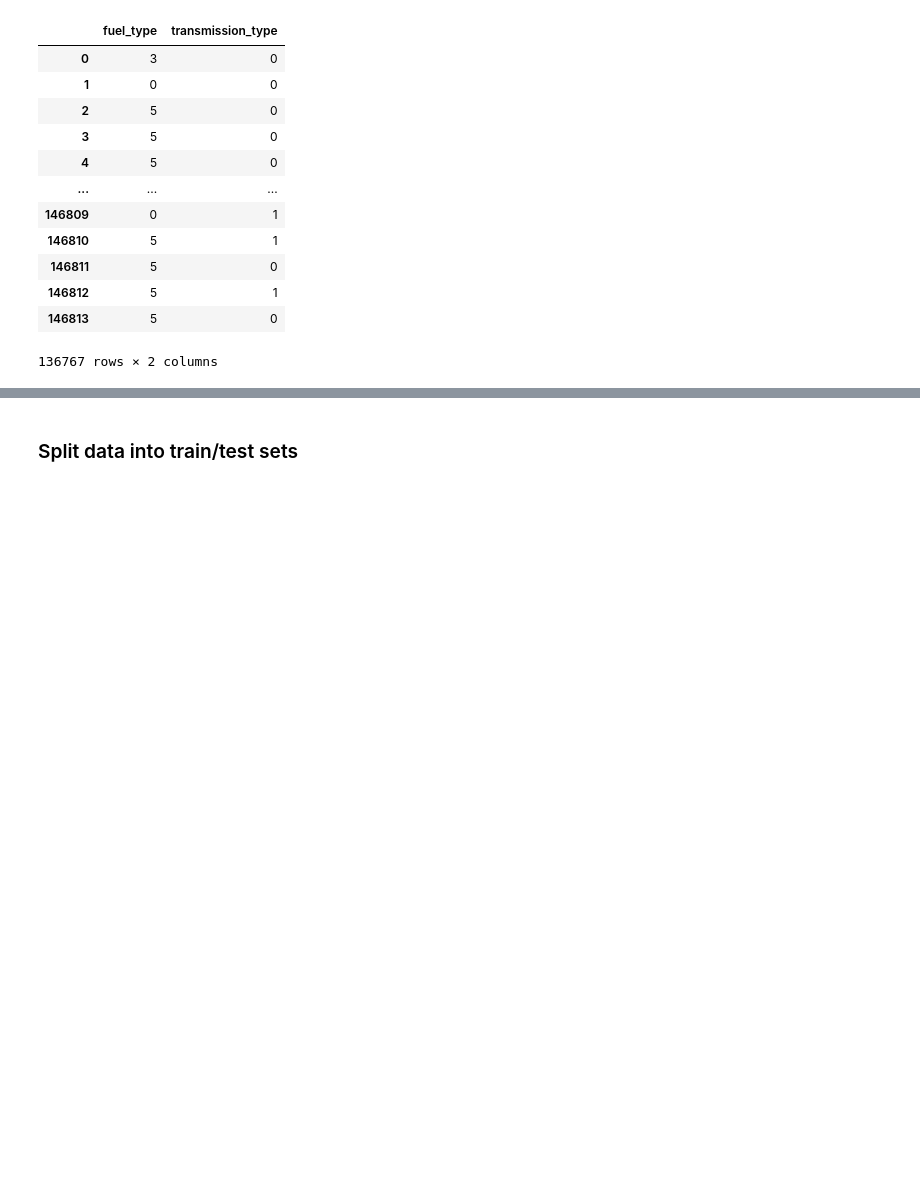
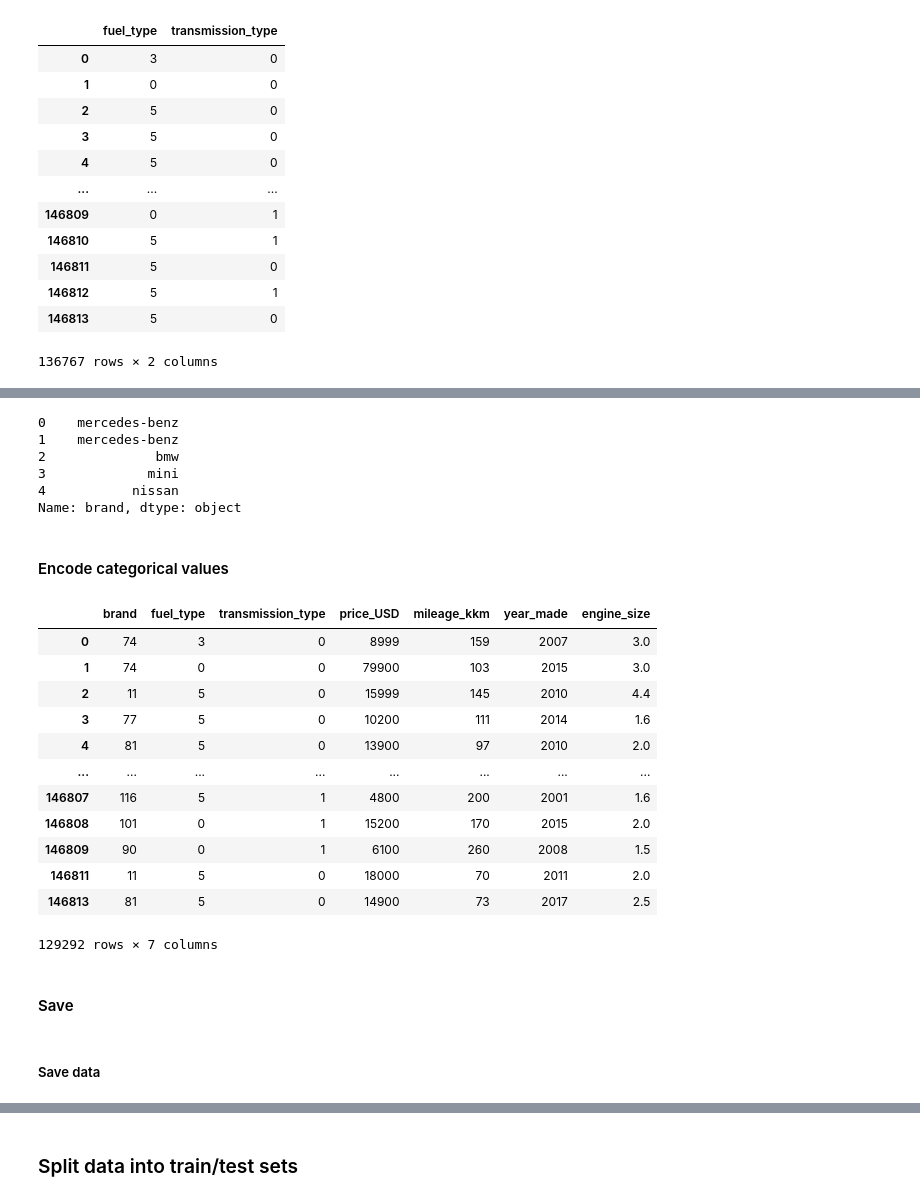
Before and after one commit to MorhaliukOL/ML_Project, a Jupyter notebook: analysis/autoria_tabular.ipynb, the cells around one changed output, grey strips where cells are left out. Drawn from its saved outputs; the diff is of its cells as text; code cells hidden in the pictures; blank space fills up the shorter version.

Commit message:
save encoded data

```diff
--- a/analysis/autoria_tabular.ipynb
+++ b/analysis/autoria_tabular.ipynb
@@ -356,0 +370,57 @@ orig_df[['fuel_type', 'transmission_type']].dropna().apply(lambda c: d[c.name].t
+# %%
+df['brand'] = df['brand'].str.lower()
+df.brand.head()
+# %% [output]
+0    mercedes-benz
+1    mercedes-benz
+2              bmw
+3             mini
+4           nissan
+Name: brand, dtype: object
+# %%
+is_electric = df['fuel_type'] == 'electric'
+# %%
+df.drop(columns=['id', 'pub_date', 'model'], inplace=True)
+# set engine size for electric cars equal to 0
+df.loc[is_electric, 'engine_size'] = 0
+
+# Drop electric with manual transmission, and reassign 'is_electric' mask
+df = df[~((is_electric) & (df['transmission_type'] == 'manual'))]
+# fill NaN's for transmission_type in electric cars with 'automatic'
+df.loc[(is_electric) & df['transmission_type'].isna(), 'transmission_type'] = 'automatic'
+# drop non electric cars with engine_size == 0
+non_el_engn_size0 = (df['fuel_type'] != 'electric') & (df['engine_size'] == 0)
+df = df[~non_el_engn_size0]
+df.dropna(inplace=True)
+# %% [markdown]
+#### Encode categorical values
+# %%
+# encode categorical values
+cat_cols = ['brand', 'fuel_type', 'transmission_type']
+num_cols = [col
+            for col in df.columns
+            if col not in cat_cols]
+
+d = defaultdict(preprocessing.LabelEncoder)
+
+# encode
+fit = df[cat_cols].apply(lambda col: d[col.name].fit_transform(col))
+df = pd.concat([fit, df[num_cols]], axis=1)
+# %%
+df
+# %% [output]
+|  | brand | fuel_type | transmission_type | price_USD | mileage_kkm | year_made | engine_size |
+| 0 | 74 | 3 | 0 | 8999 | 159 | 2007 | 3.0 |
+| 1 | 74 | 0 | 0 | 79900 | 103 | 2015 | 3.0 |
+| 2 | 11 | 5 | 0 | 15999 | 145 | 2010 | 4.4 |
+| 3 | 77 | 5 | 0 | 10200 | 111 | 2014 | 1.6 |
+| 4 | 81 | 5 | 0 | 13900 | 97 | 2010 | 2.0 |
+| ... | ... | ... | ... | ... | ... | ... | ... |
+| 146807 | 116 | 5 | 1 | 4800 | 200 | 2001 | 1.6 |
+| 146808 | 101 | 0 | 1 | 15200 | 170 | 2015 | 2.0 |
+| 146809 | 90 | 0 | 1 | 6100 | 260 | 2008 | 1.5 |
+| 146811 | 11 | 5 | 0 | 18000 | 70 | 2011 | 2.0 |
+| 146813 | 81 | 5 | 0 | 14900 | 73 | 2017 | 2.5 |
+129292 rows × 7 columns
+# %% [markdown]
+#### Save
@@ -356,0 +432,2 @@ orig_df[['fuel_type', 'transmission_type']].dropna().apply(lambda c: d[c.name].t
+# %% [markdown]
+##### Save data
```
Also changed, not shown: parts of 14 cells of this notebook, 2 other files.
